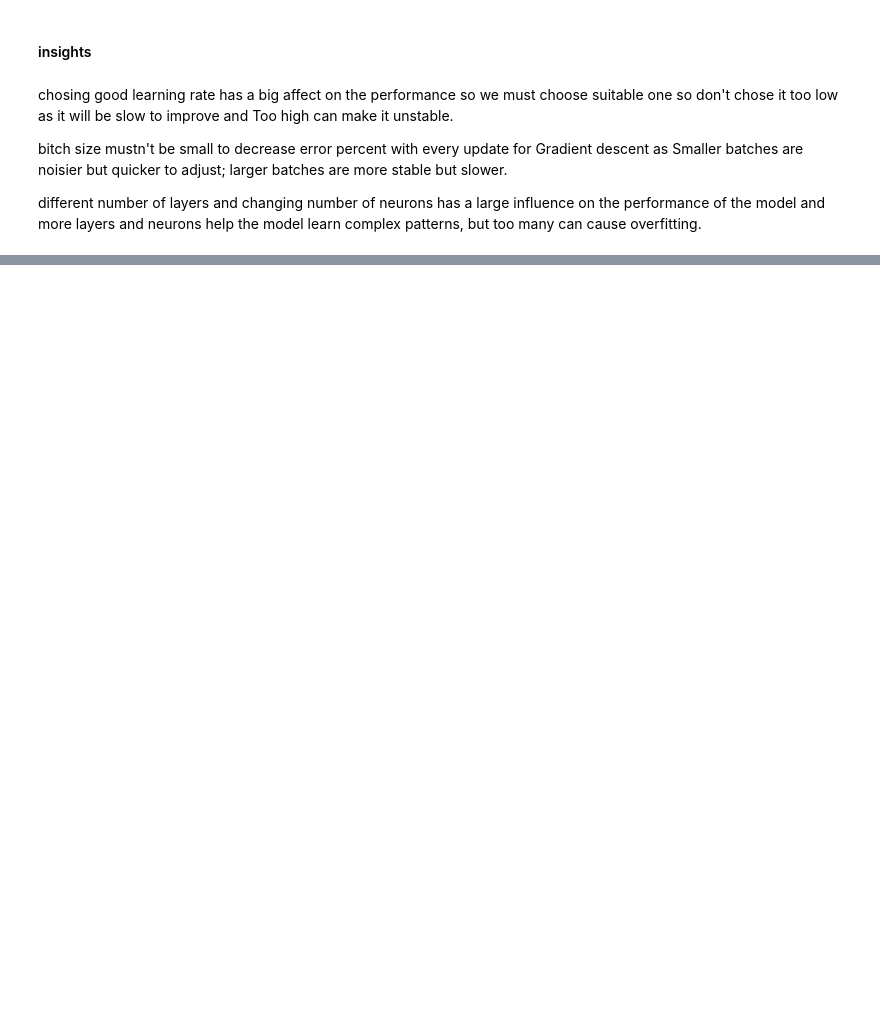
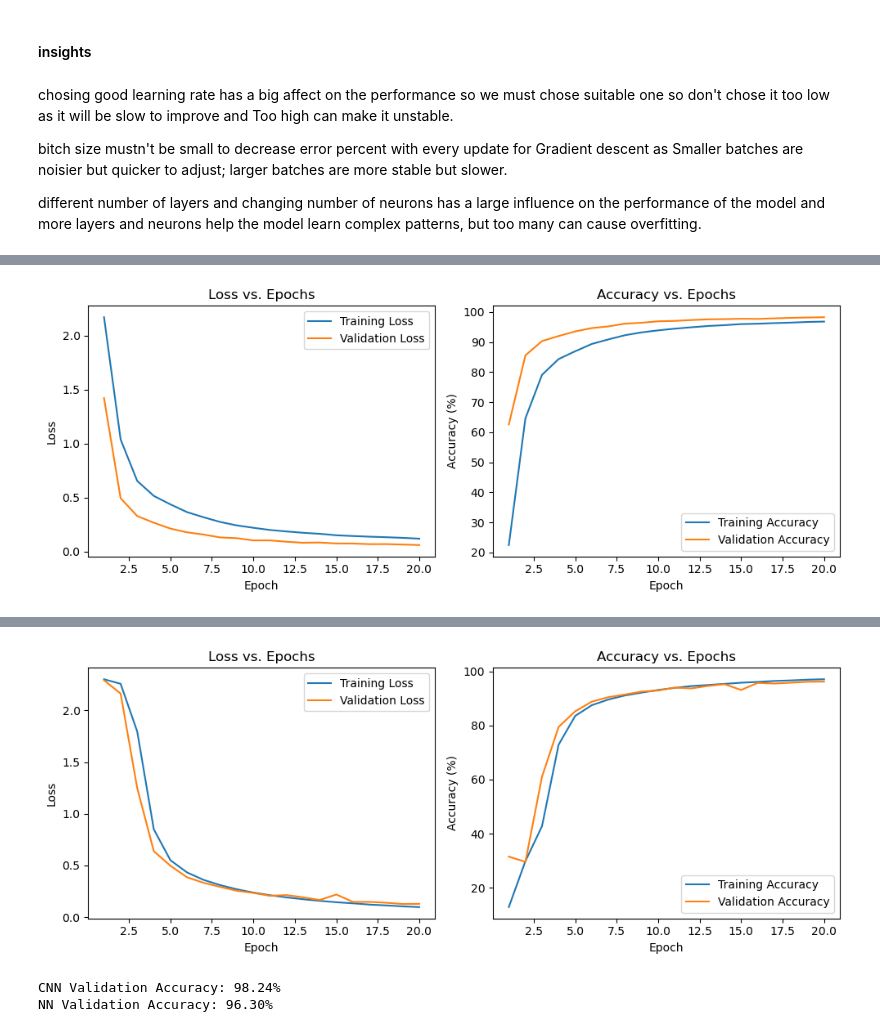
Before and after one commit to 0marsaad/Number-image_identification, a Jupyter notebook: Neural.ipynb, the cells around one changed output, grey strips where cells are left out. Drawn from its saved outputs; the diff is of its cells as text; code cells hidden in the pictures; blank space fills up the shorter version.

```diff
--- a/Neural.ipynb
+++ b/Neural.ipynb
@@ -503,7 +686,7 @@ torch.Size([64, 784]) torch.Size([64])
 # %% [markdown]
 #### insights
 # %% [markdown]
-chosing good learning rate has a big affect on the performance so we must choose suitable one so don't chose it too low as it will be slow to improve and Too high can make it unstable.
+chosing good learning rate has a big affect on the performance so we must chose suitable one so don't chose it too low as it will be slow to improve and Too high can make it unstable.
 
 bitch size mustn't be small to decrease error percent with every update for Gradient descent as Smaller batches are noisier but quicker to adjust; larger batches are more stable but slower.
 
@@ -510,0 +744,31 @@ different number of layers and changing number of neurons has a large influence
+# %%
+# Define the CNN model
+cnn_model = CNN(layer_size=[64*7*7, 128, 64, 10])
+cnn_optimizer = optim.SGD(cnn_model.parameters(), lr=0.01)
+
+# Train the CNN model
+print("Training CNN model")
+cnn_train_losses, cnn_val_losses, cnn_train_accuracies, cnn_val_accuracies = trainCnn_model(
+    cnn_model, train_loader, val_loader, criterion, cnn_optimizer, epochs=Epochs
+)
+
+# Plot the training and validation loss and accuracy for CNN
+plot(list(range(1, Epochs + 1)), cnn_train_losses, cnn_val_losses, cnn_train_accuracies, cnn_val_accuracies)
+
+# Define the NN model
+nn_model = NeuralNetwork(best_neuron)
+nn_optimizer = optim.SGD(nn_model.parameters(), lr=0.01)
+
+# Train the NN model
+print("Training NN model")
+nn_train_losses, nn_val_losses, nn_train_accuracies, nn_val_accuracies = train_model(
+    nn_model, train_loader, val_loader, criterion, nn_optimizer, epochs=Epochs
+)
+
+# Plot the training and validation loss and accuracy for NN
+plot(list(range(1, Epochs + 1)), nn_train_losses, nn_val_losses, nn_train_accuracies, nn_val_accuracies)
+
+# Compare the performance
+print(f"CNN Validation Accuracy: {max(cnn_val_accuracies):.2f}%")
+print(f"NN Validation Accuracy: {max(nn_val_accuracies):.2f}%")
+# %% [output]
@@ -510,0 +792 @@ different number of layers and changing number of neurons has a large influence
+[figure, added]
@@ -510,0 +810,3 @@ different number of layers and changing number of neurons has a large influence
+[figure, added]
+CNN Validation Accuracy: 98.24%
+NN Validation Accuracy: 96.30%
```
Also changed, not shown: parts of 13 cells of this notebook, 1 other file.
